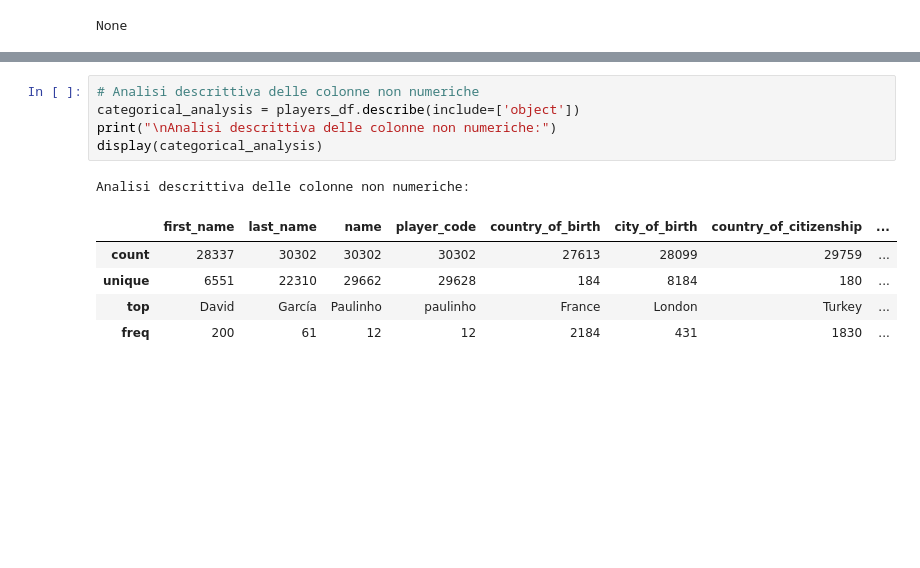
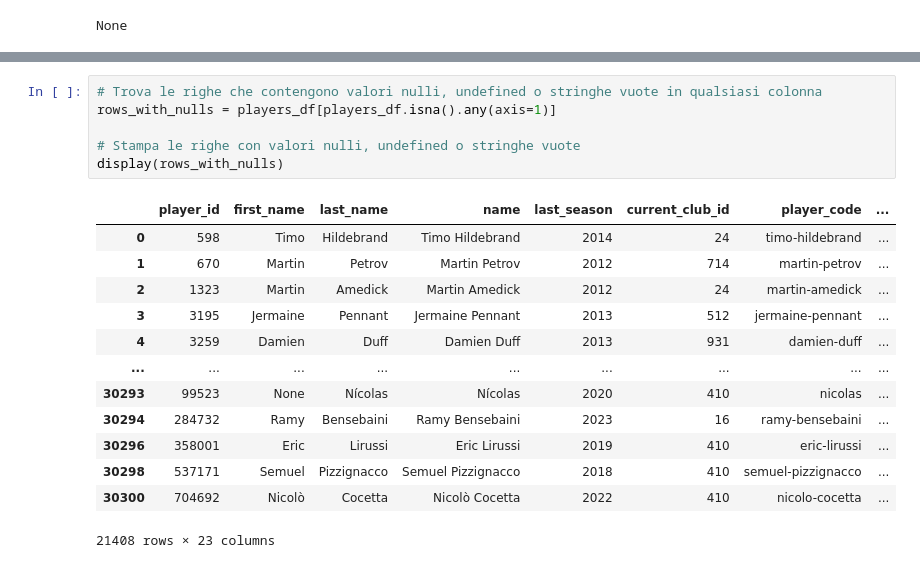
Before and after one commit to BonincontroL/IumTweb_project, a Jupyter notebook: solution/DataAnalysis/JupyterNotebooks/players.ipynb, the cells around one changed output, grey strips where cells are left out. Saved outputs shown, nothing was run; the diff lists cells and outputs as text; blank space fills up the shorter version.

```diff
--- a/solution/DataAnalysis/JupyterNotebooks/players.ipynb
+++ b/solution/DataAnalysis/JupyterNotebooks/players.ipynb
@@ -138,12 +159,20 @@ Analisi descrittiva delle colonne numeriche:
 # %%
-# Analisi descrittiva delle colonne non numeriche
-categorical_analysis = players_df.describe(include=['object'])
-print("\nAnalisi descrittiva delle colonne non numeriche:")
-display(categorical_analysis)
+# Trova le righe che contengono valori nulli, undefined o stringhe vuote in qualsiasi colonna
+rows_with_nulls = players_df[players_df.isna().any(axis=1)]
+
+# Stampa le righe con valori nulli, undefined o stringhe vuote
+display(rows_with_nulls)
 # %% [output]
+|  | player_id | first_name | last_name | name | last_season | current_club_id | player_code | ... |
+| 0 | 598 | Timo | Hildebrand | Timo Hildebrand | 2014 | 24 | timo-hildebrand | ... |
+| 1 | 670 | Martin | Petrov | Martin Petrov | 2012 | 714 | martin-petrov | ... |
+| 2 | 1323 | Martin | Amedick | Martin Amedick | 2012 | 24 | martin-amedick | ... |
+| 3 | 3195 | Jermaine | Pennant | Jermaine Pennant | 2013 | 512 | jermaine-pennant | ... |
+| 4 | 3259 | Damien | Duff | Damien Duff | 2013 | 931 | damien-duff | ... |
+| ... | ... | ... | ... | ... | ... | ... | ... | ... |
+| 30293 | 99523 | None | Nícolas | Nícolas | 2020 | 410 | nicolas | ... |
+| 30294 | 284732 | Ramy | Bensebaini | Ramy Bensebaini | 2023 | 16 | ramy-bensebaini | ... |
+| 30296 | 358001 | Eric | Lirussi | Eric Lirussi | 2019 | 410 | eric-lirussi | ... |
+| 30298 | 537171 | Semuel | Pizzignacco | Semuel Pizzignacco | 2018 | 410 | semuel-pizzignacco | ... |
+| 30300 | 704692 | Nicolò | Cocetta | Nicolò Cocetta | 2022 | 410 | nicolo-cocetta | ... |
-Analisi descrittiva delle colonne non numeriche:
+21408 rows × 23 columns
-|  | first_name | last_name | name | player_code | country_of_birth | city_of_birth | country_of_citizenship | ... |
-| count | 28337 | 30302 | 30302 | 30302 | 27613 | 28099 | 29759 | ... |
-| unique | 6551 | 22310 | 29662 | 29628 | 184 | 8184 | 180 | ... |
-| top | David | García | Paulinho | paulinho | France | London | Turkey | ... |
-| freq | 200 | 61 | 12 | 12 | 2184 | 431 | 1830 | ... |
```
Also changed, not shown: parts of 12 cells of this notebook.
